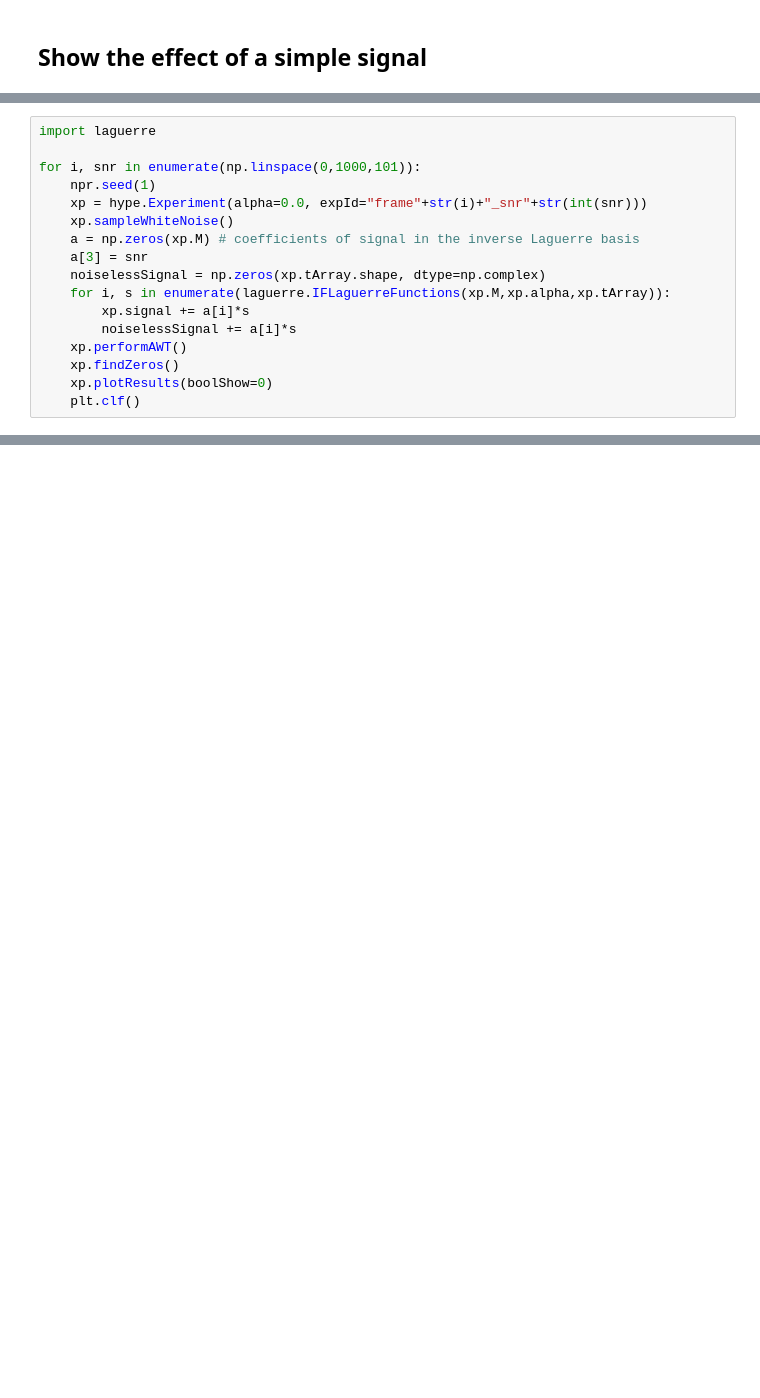
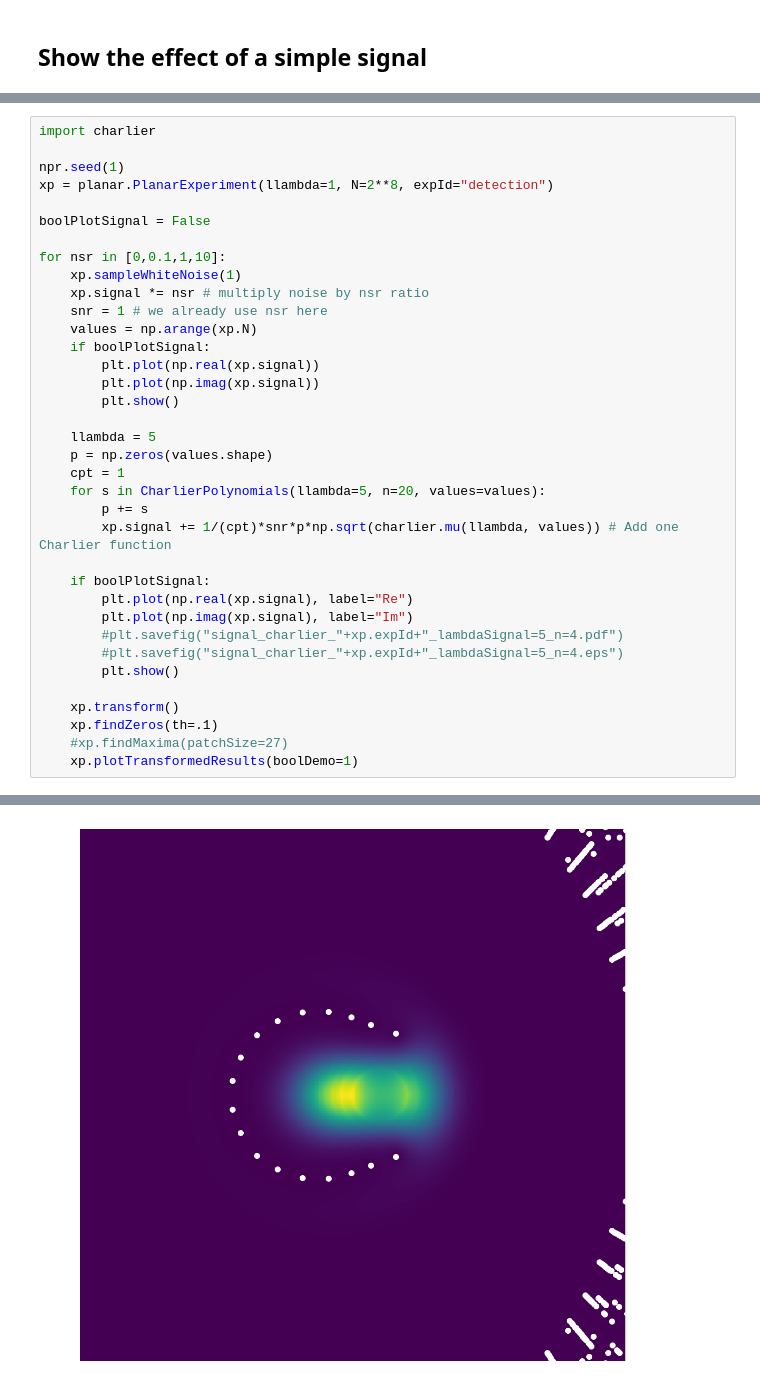
Before and after one commit to rbardenet/tf-transforms-and-gafs, a Jupyter notebook: notebooks/demo_planar.ipynb, the cells around one changed output, grey strips where cells are left out. Cells and saved outputs as stored; diff of their text form; blank space fills up the shorter version.

```diff
--- a/notebooks/demo_planar.ipynb
+++ b/notebooks/demo_planar.ipynb
@@ -58,17 +78,0 @@ plt.show()
-# %%
-import laguerre
-
-for i, snr in enumerate(np.linspace(0,1000,101)):
-    npr.seed(1)
-    xp = hype.Experiment(alpha=0.0, expId="frame"+str(i)+"_snr"+str(int(snr)))
-    xp.sampleWhiteNoise()
-    a = np.zeros(xp.M) # coefficients of signal in the inverse Laguerre basis
-    a[3] = snr
-    noiselessSignal = np.zeros(xp.tArray.shape, dtype=np.complex)
-    for i, s in enumerate(laguerre.IFLaguerreFunctions(xp.M,xp.alpha,xp.tArray)):
-        xp.signal += a[i]*s
-        noiselessSignal += a[i]*s
-    xp.performAWT()
-    xp.findZeros()
-    xp.plotResults(boolShow=0)
-    plt.clf()
@@ -128,0 +79,37 @@ plt.show()
+# %%
+import charlier
+
+npr.seed(1)
+xp = planar.PlanarExperiment(llambda=1, N=2**8, expId="detection")
+
+boolPlotSignal = False
+
+for nsr in [0,0.1,1,10]:
+    xp.sampleWhiteNoise(1)
+    xp.signal *= nsr # multiply noise by nsr ratio
+    snr = 1 # we already use nsr here
+    values = np.arange(xp.N)
+    if boolPlotSignal:
+        plt.plot(np.real(xp.signal))
+        plt.plot(np.imag(xp.signal))
+        plt.show()
+
+    llambda = 5
+    p = np.zeros(values.shape)
+    cpt = 1
+    for s in CharlierPolynomials(llambda=5, n=20, values=values):
+        p += s
+        xp.signal += 1/(cpt)*snr*p*np.sqrt(charlier.mu(llambda, values)) # Add one Charlier function
+
+    if boolPlotSignal:
+        plt.plot(np.real(xp.signal), label="Re")
+        plt.plot(np.imag(xp.signal), label="Im")
+        #plt.savefig("signal_charlier_"+xp.expId+"_lambdaSignal=5_n=4.pdf")
+        #plt.savefig("signal_charlier_"+xp.expId+"_lambdaSignal=5_n=4.eps")
+        plt.show()
+
+    xp.transform()
+    xp.findZeros(th=.1)
+    #xp.findMaxima(patchSize=27)
+    xp.plotTransformedResults(boolDemo=1)
+# %% [output]
@@ -128,0 +118 @@ plt.show()
+[figure, added]
```
Also changed, not shown: parts of 18 cells of this notebook, 14 other files.
